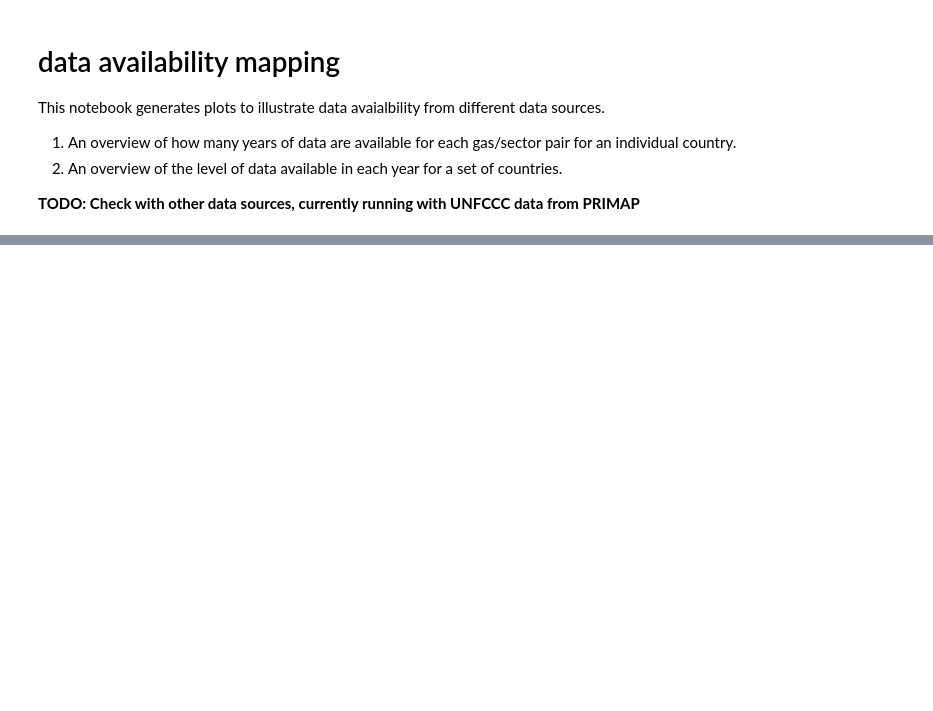
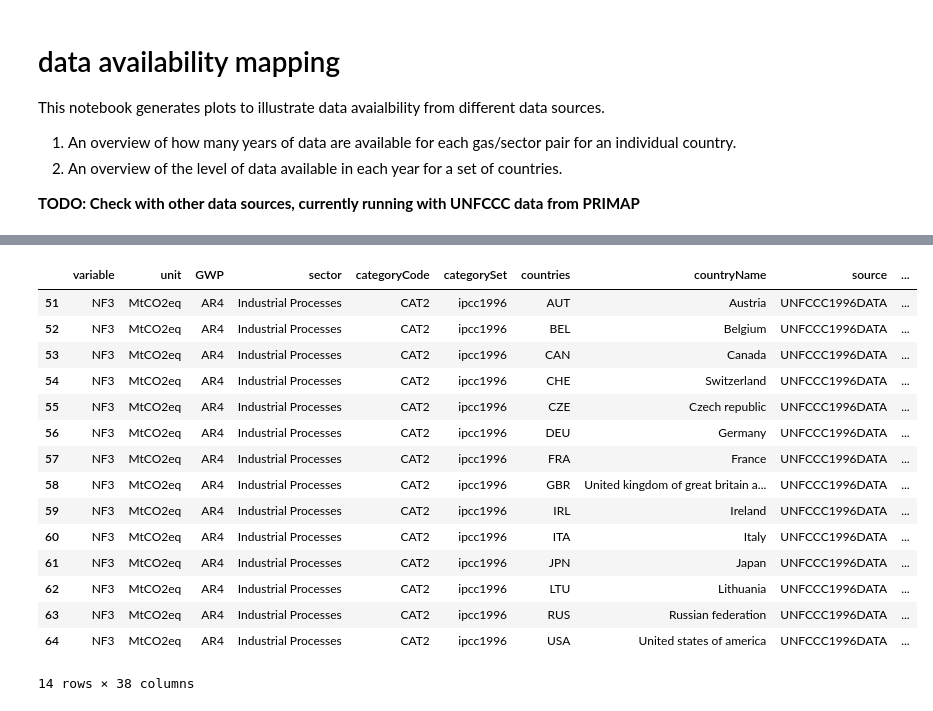
Before and after one commit to mljeffery/performance-distribution-tools, a Jupyter notebook: data-availability-map.ipynb, the cells around one changed output, grey strips where cells are left out. Cells and saved outputs as stored; diff of their text form; code cells hidden in the pictures; blank space fills up the shorter version.

```diff
--- a/data-availability-map.ipynb
+++ b/data-availability-map.ipynb
@@ -264,0 +277,19 @@ See the caveats in the documentation: http://pandas.pydata.org/pandas-docs/stabl
+# %%
+data.loc[data['variable'] == 'NF3']
+# %% [output]
+|  | variable | unit | GWP | sector | categoryCode | categorySet | countries | countryName | source | ... |
+| 51 | NF3 | MtCO2eq | AR4 | Industrial Processes | CAT2 | ipcc1996 | AUT | Austria | UNFCCC1996DATA | ... |
+| 52 | NF3 | MtCO2eq | AR4 | Industrial Processes | CAT2 | ipcc1996 | BEL | Belgium | UNFCCC1996DATA | ... |
+| 53 | NF3 | MtCO2eq | AR4 | Industrial Processes | CAT2 | ipcc1996 | CAN | Canada | UNFCCC1996DATA | ... |
+| 54 | NF3 | MtCO2eq | AR4 | Industrial Processes | CAT2 | ipcc1996 | CHE | Switzerland | UNFCCC1996DATA | ... |
+| 55 | NF3 | MtCO2eq | AR4 | Industrial Processes | CAT2 | ipcc1996 | CZE | Czech republic | UNFCCC1996DATA | ... |
+| 56 | NF3 | MtCO2eq | AR4 | Industrial Processes | CAT2 | ipcc1996 | DEU | Germany | UNFCCC1996DATA | ... |
+| 57 | NF3 | MtCO2eq | AR4 | Industrial Processes | CAT2 | ipcc1996 | FRA | France | UNFCCC1996DATA | ... |
+| 58 | NF3 | MtCO2eq | AR4 | Industrial Processes | CAT2 | ipcc1996 | GBR | United kingdom of great britain a... | UNFCCC1996DATA | ... |
+| 59 | NF3 | MtCO2eq | AR4 | Industrial Processes | CAT2 | ipcc1996 | IRL | Ireland | UNFCCC1996DATA | ... |
+| 60 | NF3 | MtCO2eq | AR4 | Industrial Processes | CAT2 | ipcc1996 | ITA | Italy | UNFCCC1996DATA | ... |
+| 61 | NF3 | MtCO2eq | AR4 | Industrial Processes | CAT2 | ipcc1996 | JPN | Japan | UNFCCC1996DATA | ... |
+| 62 | NF3 | MtCO2eq | AR4 | Industrial Processes | CAT2 | ipcc1996 | LTU | Lithuania | UNFCCC1996DATA | ... |
+| 63 | NF3 | MtCO2eq | AR4 | Industrial Processes | CAT2 | ipcc1996 | RUS | Russian federation | UNFCCC1996DATA | ... |
+| 64 | NF3 | MtCO2eq | AR4 | Industrial Processes | CAT2 | ipcc1996 | USA | United states of america | UNFCCC1996DATA | ... |
+14 rows × 38 columns
```
Also changed, not shown: parts of 5 cells of this notebook, 2 other files.
